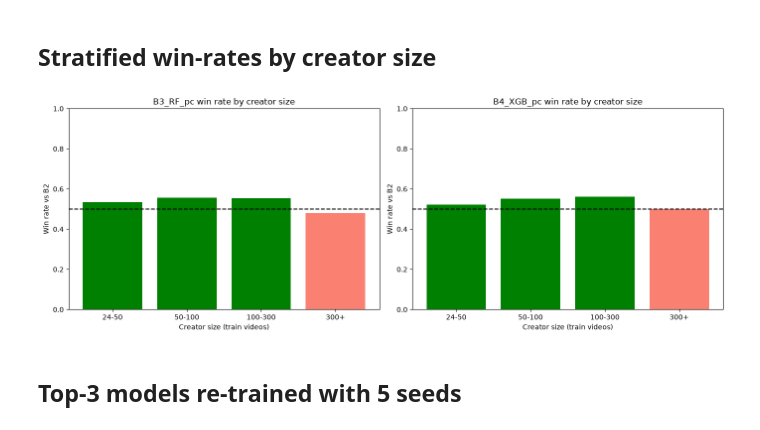
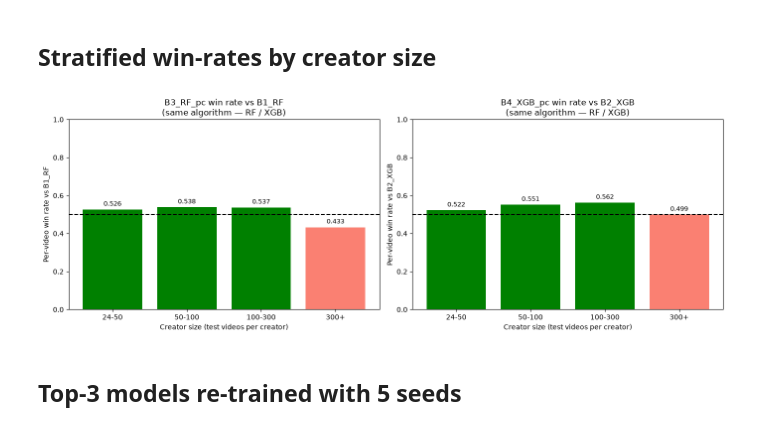
Before and after one commit to Shopska/Personalized_analysis_of_social_media, a Jupyter notebook: notebooks/07-model-comparison.ipynb, the cells around one changed output. Saved outputs shown, nothing was run; the diff lists cells and outputs as text; code cells hidden in the pictures.

```diff
--- a/notebooks/07-model-comparison.ipynb
+++ b/notebooks/07-model-comparison.ipynb
@@ -67,12 +67,13 @@ Models loaded: ['A1_zero', 'A2_creator_mean', 'B1_RF', 'B2_XGB', 'B3_RF_pc', 'B4
 ## Leaderboard
 # %%
 b2_preds = all_preds["B2_XGB"]
+b1_preds = all_preds["B1_RF"]
 rows = []
 for name, preds in all_preds.items():
     nan_n = int(np.isnan(preds).sum())
     preds_c = preds.copy()
     if nan_n > 0:
-        preds_c[np.isnan(preds_c)] = b2_preds[np.isnan(preds_c)]  # fallback
+        preds_c[np.isnan(preds_c)] = b2_preds[np.isnan(preds_c)]
     m = compute_metrics(y_test, preds_c)
     cmp_b2   = paired_comparison(y_test, preds_c, b2_preds, auth_test, name, "B2_XGB")
     cmp_zero = paired_comparison(y_test, preds_c, zero_preds, auth_test, name, "predict-0")
@@ -81,7 +82,7 @@ for name, preds in all_preds.items():
         "rmse": m["rmse"], "mae": m["mae"], "r2": m["r2"], "spearman": m["spearman"],
         "vs_B2_diff": cmp_b2["rmse_diff"],
         "vs_B2_p": cmp_b2["wilcoxon_pvalue"],
-        "vs_B2_win": cmp_b2["win_rate_a"],
+        "vs_B2_win": round(cmp_b2["win_rate_a"], 3),
         "vs_zero_diff": cmp_zero["rmse_diff"],
         "vs_zero_p": cmp_zero["wilcoxon_pvalue"],
         "nan_preds": nan_n,
@@ -144,34 +208,33 @@ plt.show()
 # %% [markdown]
 ## Stratified win-rates by creator size
 # %%
-n_train_per_creator = auth_test.value_counts()
 fig, axes = plt.subplots(1, 2, figsize=(14, 5))
 size_bins = ["24-50", "50-100", "100-300", "300+"]
 
-for ax_idx, (name_a, preds_a) in enumerate([
-    ("B3_RF_pc", all_preds["B3_RF_pc"]),
-    ("B4_XGB_pc", all_preds["B4_XGB_pc"]),
+# Same-algorithm pairs only — B3 vs B1 (RF) and B4 vs B2 (XGB)
+for ax_idx, (name_a, name_b, pa, pb) in enumerate([
+    ("B3_RF_pc",  "B1_RF",  all_preds["B3_RF_pc"],  b1_preds),
+    ("B4_XGB_pc", "B2_XGB", all_preds["B4_XGB_pc"], b2_preds),
 ]):
     ax = axes[ax_idx]
-    preds_clean = preds_a.copy()
-    preds_clean[np.isnan(preds_clean)] = b2_preds[np.isnan(preds_clean)]
-    cmp = paired_comparison(y_test, preds_clean, b2_preds, auth_test,
-                            name_a=name_a, name_b="B2_XGB")
+    cmp = paired_comparison(y_test, pa, pb, auth_test, name_a=name_a, name_b=name_b)
     bins = [b for b in size_bins if b in cmp["stratified_win_rate"]]
-    wins = [cmp["stratified_win_rate"][b] for b in bins]
+    wins = [round(cmp["stratified_win_rate"][b], 3) for b in bins]
     colors = ["green" if w > 0.5 else "salmon" for w in wins]
     ax.bar(bins, wins, color=colors)
     ax.axhline(0.5, color="black", linestyle="--")
     ax.set_ylim(0, 1)
-    ax.set_xlabel("Creator size (train videos)")
-    ax.set_ylabel("Win rate vs B2")
-    ax.set_title(f"{name_a} win rate by creator size")
+    ax.set_xlabel("Creator size (test videos per creator)")
+    ax.set_ylabel(f"Per-video win rate vs {name_b}")
+    ax.set_title(f"{name_a} win rate vs {name_b}\n(same algorithm — RF / XGB)")
+    for j, (b, w) in enumerate(zip(bins, wins)):
+        ax.text(j, w + 0.02, f"{w:.3f}", ha="center", fontsize=9)
 
 fig.tight_layout()
 fig.savefig(FIGS / "nb07_stratified_winrate.png", dpi=120, bbox_inches="tight")
 plt.show()
 # %% [output]
-[figure, old version]
+[figure, new version]
 # %% [markdown]
 ## Top-3 models re-trained with 5 seeds
 # %%
```
Also changed, not shown: parts of 2 cells of this notebook.
